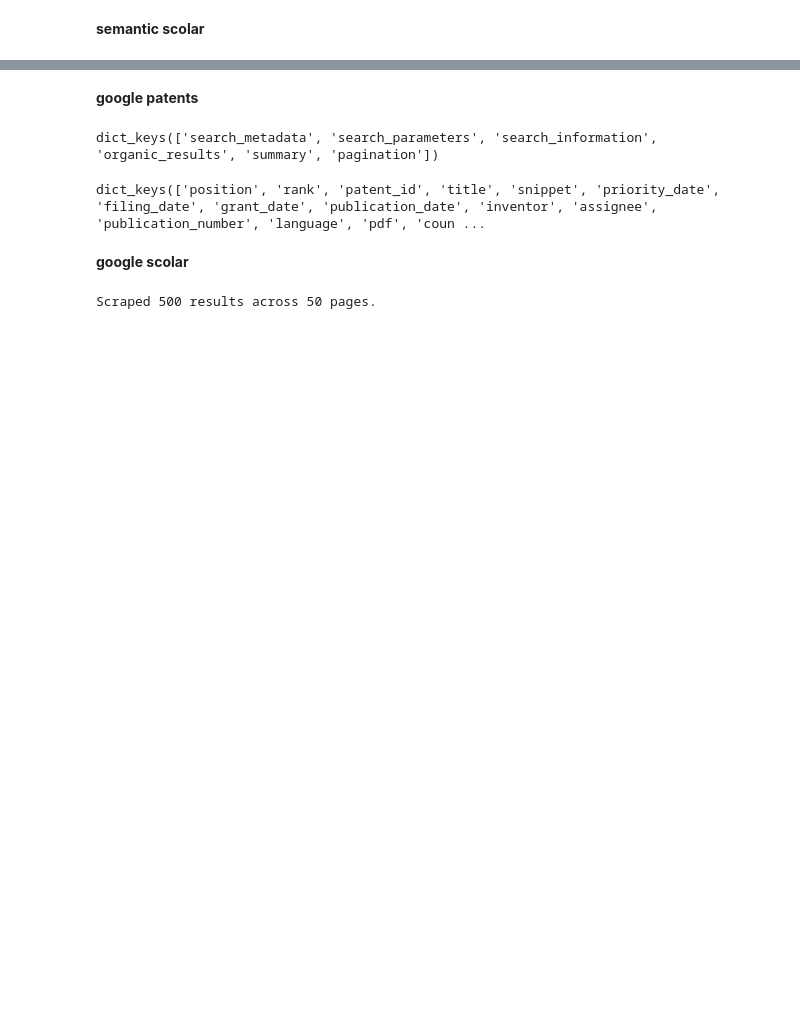
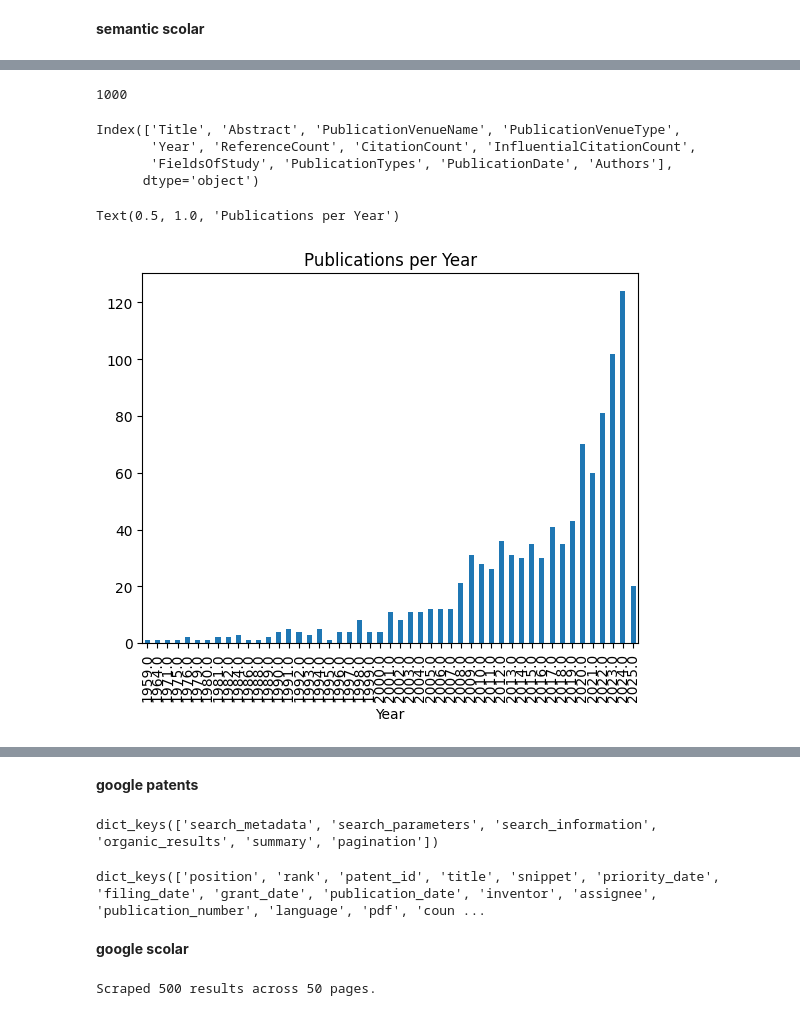
Before and after one commit to tasnim2410/technology-trend-analysis, a Jupyter notebook: scientific_data_collection.ipynb, the cells around one changed output, grey strips where cells are left out. Cells and saved outputs as stored; diff of their text form; code cells hidden in the pictures; blank space fills up the shorter version.

```diff
--- a/scientific_data_collection.ipynb
+++ b/scientific_data_collection.ipynb
@@ -63,0 +59,40 @@ else:
+# %%
+# Debug print to check keys for the first paper
+if data.get('data'):
+    print("Available keys in first paper:", data['data'][0].keys())
+
+papers = data.get('data', [])
+rows = []
+for paper in papers:
+    # Safely handle the possibility of publicationVenue being None
+    pub_venue = paper.get('publicationVenue') or {}
+    pub_venue_name = pub_venue.get('name') if isinstance(pub_venue, dict) else paper.get('venue')
+    pub_venue_type = pub_venue.get('type') if isinstance(pub_venue, dict) else 'unknown'
+
+    # Get publication date with a fallback value (if missing, use 'Unknown')
+    pub_date = paper.get('publicationDate', 'Unknown')
+
+    # Extract author names
+    authors = paper.get('authors', [])
+    author_names = [author.get('name', '') for author in authors]
+
+    # Build row dictionary
+    row = {
+        'Title': paper.get('title', ''),
+        'Abstract': paper.get('abstract', ''),
+        'PublicationVenueName': pub_venue_name or paper.get('venue'),
+        'PublicationVenueType': pub_venue_type,
+        'Year': paper.get('year', None),
+        'ReferenceCount': paper.get('referenceCount', None),
+        'CitationCount': paper.get('citationCount', None),
+        'InfluentialCitationCount': paper.get('influentialCitationCount', None),
+        'FieldsOfStudy': paper.get('fieldsOfStudy', []),
+        'PublicationTypes': paper.get('publicationTypes', []),
+        'PublicationDate': pub_date,
+        'Authors': ', '.join(author_names) if author_names else None
+    }
+    rows.append(row)
+
+# Create DataFrame and display the first few rows
+sem_df = pd.DataFrame(rows)
+sem_df.head()
@@ -63,0 +107,18 @@ else:
+# %%
+len(sem_df)
+# %% [output]
+1000
+# %%
+sem_df.columns
+# %% [output]
+Index(['Title', 'Abstract', 'PublicationVenueName', 'PublicationVenueType',
+       'Year', 'ReferenceCount', 'CitationCount', 'InfluentialCitationCount',
+       'FieldsOfStudy', 'PublicationTypes', 'PublicationDate', 'Authors'],
+      dtype='object')
+# %%
+import matplotlib.pyplot as plt
+sem_df['Year'].value_counts().sort_index().plot(kind='bar')
+plt.title("Publications per Year")
+# %% [output]
+Text(0.5, 1.0, 'Publications per Year')
+[figure, added]
```
Also changed, not shown: parts of 14 cells of this notebook, 4 other files.
